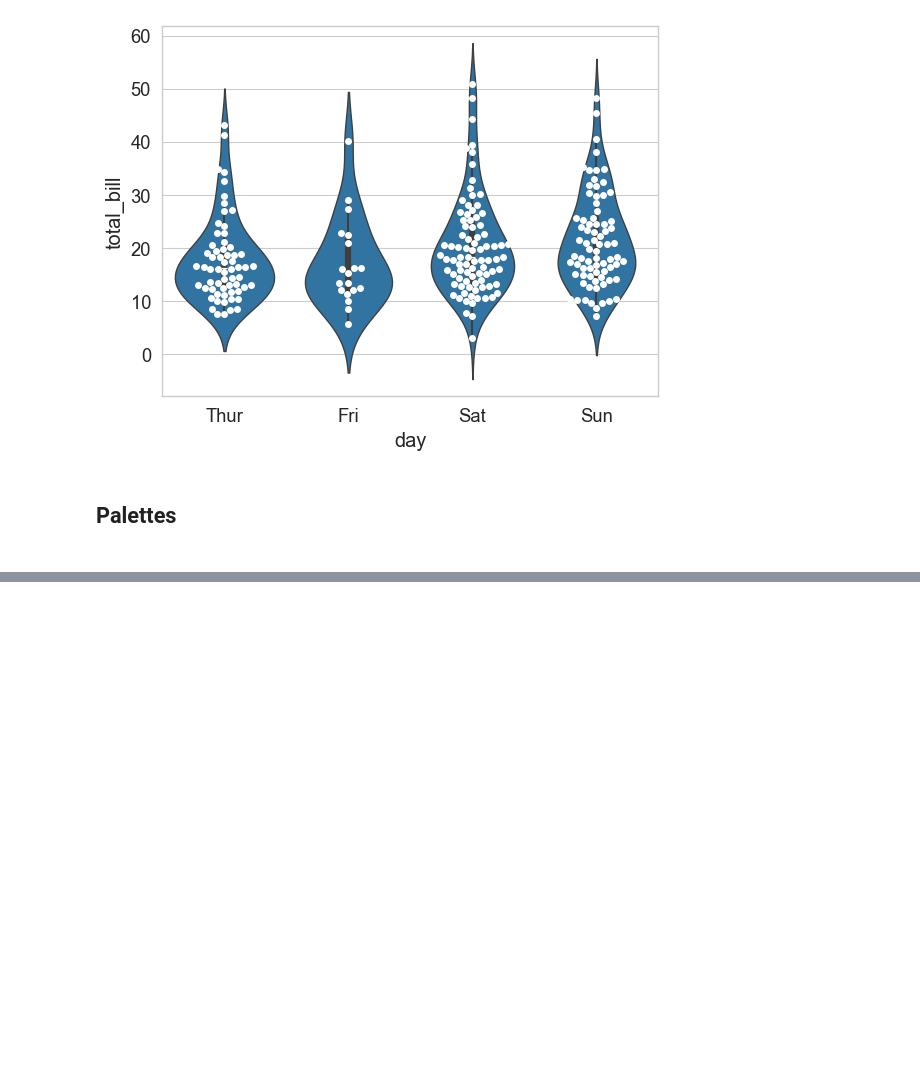
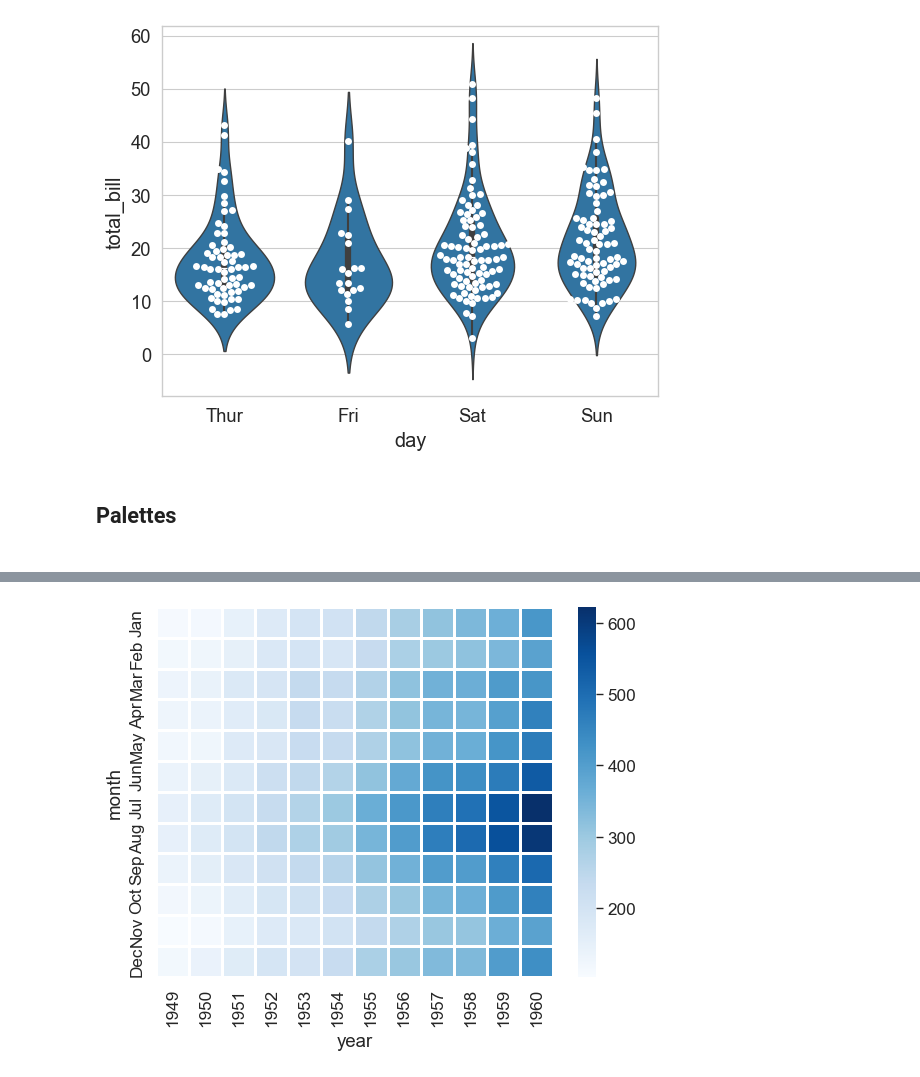
Before and after one commit to thejas-06/python-learning, a Jupyter notebook: Seaborn/Seaborn_learn.ipynb, the cells around one changed output, grey strips where cells are left out. Saved outputs shown, nothing was run; the diff lists cells and outputs as text; code cells hidden in the pictures; blank space fills up the shorter version.

```diff
--- a/Seaborn/Seaborn_learn.ipynb
+++ b/Seaborn/Seaborn_learn.ipynb
@@ -166,0 +180,7 @@ plt.legend(loc=0)
+# %%
+flight=sns.load_dataset("flights")
+flight=flight.pivot_table(index="month",columns='year',values='passengers')
+sns.heatmap(flight,cmap="Blues",linecolor="white",linewidths=1)
+plt.show()
+# %% [output]
+[figure, added]
```
Also changed, not shown: parts of 20 cells of this notebook.
